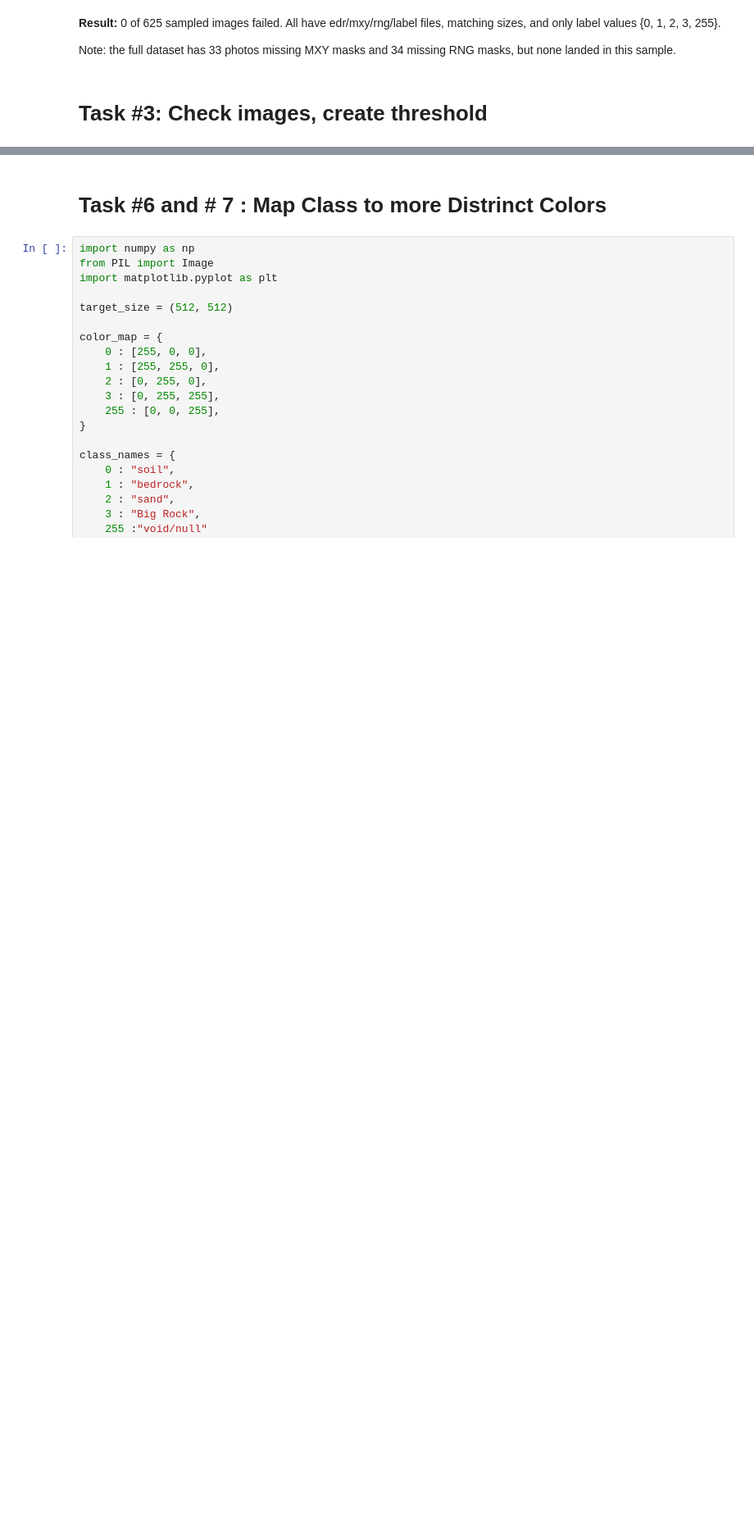
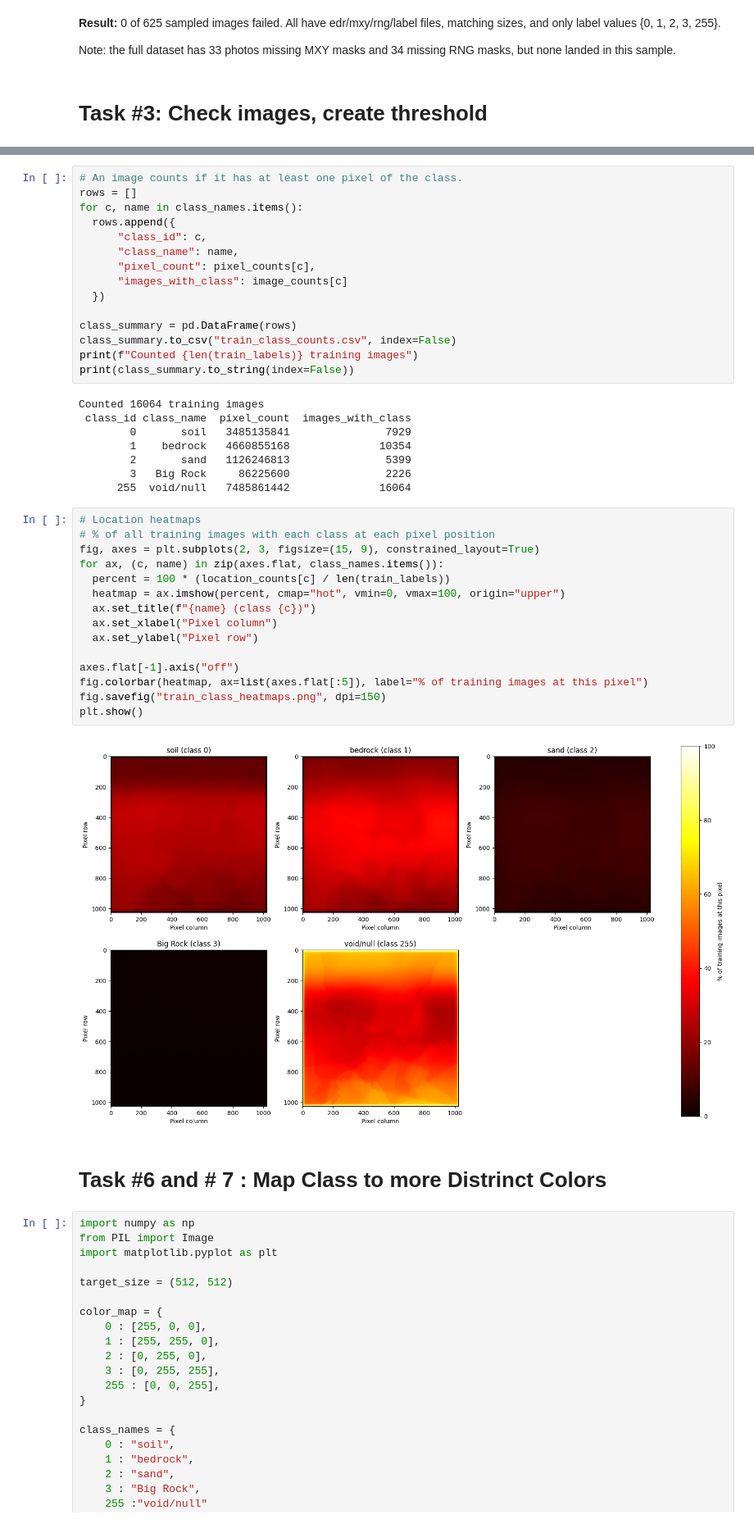
Before and after one commit to smantsai/mlsn-group-5, a Jupyter notebook: MLSN_Group_5.ipynb, the cells around one changed output, grey strips where cells are left out. Shown at 82% size. Cells and saved outputs as stored; diff of their text form; blank space fills up the shorter version.

```diff
--- a/MLSN_Group_5.ipynb
+++ b/MLSN_Group_5.ipynb
@@ -270,3 +317,43 @@ Dropped: 24 of 625
+# %%
+# An image counts if it has at least one pixel of the class.
+rows = []
+for c, name in class_names.items():
+  rows.append({
+      "class_id": c,
+      "class_name": name,
+      "pixel_count": pixel_counts[c],
+      "images_with_class": image_counts[c]
+  })
+
+class_summary = pd.DataFrame(rows)
+class_summary.to_csv("train_class_counts.csv", index=False)
+print(f"Counted {len(train_labels)} training images")
+print(class_summary.to_string(index=False))
+# %% [output]
+Counted 16064 training images
+ class_id class_name  pixel_count  images_with_class
+        0       soil   3485135841               7929
+        1    bedrock   4660855168              10354
+        2       sand   1126246813               5399
+        3   Big Rock     86225600               2226
+      255  void/null   7485861442              16064
+# %%
+# Location heatmaps
+# % of all training images with each class at each pixel position
+fig, axes = plt.subplots(2, 3, figsize=(15, 9), constrained_layout=True)
+for ax, (c, name) in zip(axes.flat, class_names.items()):
+  percent = 100 * (location_counts[c] / len(train_labels))
+  heatmap = ax.imshow(percent, cmap="hot", vmin=0, vmax=100, origin="upper")
+  ax.set_title(f"{name} (class {c})")
+  ax.set_xlabel("Pixel column")
+  ax.set_ylabel("Pixel row")
+
+axes.flat[-1].axis("off")
+fig.colorbar(heatmap, ax=list(axes.flat[:5]), label="% of training images at this pixel")
+fig.savefig("train_class_heatmaps.png", dpi=150)
+plt.show()
+# %% [output]
+[figure, added]
 # %% [markdown]
 # Task #6 and # 7 : Map Class to more Distrinct Colors
 # %%
```
Also changed, not shown: parts of 7 cells of this notebook.
